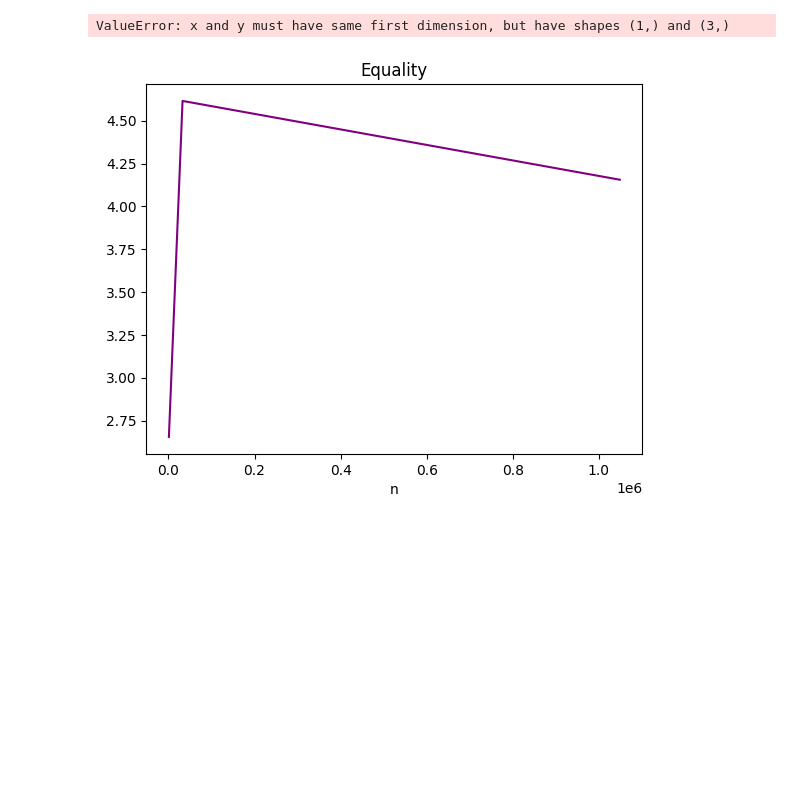
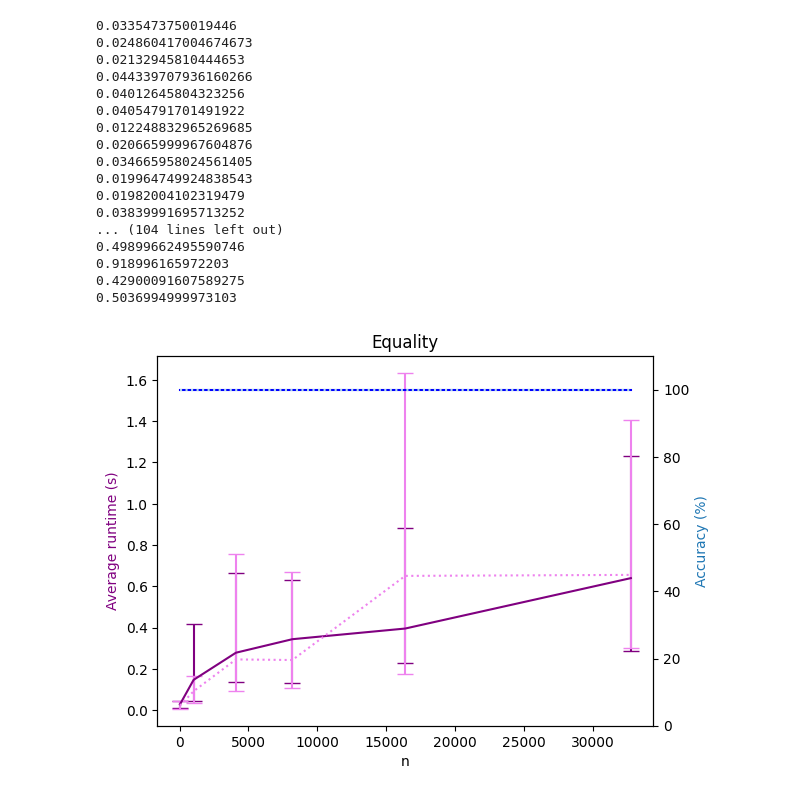
Before and after one commit to sophiering/StreamingInteractiveProofs, a Jupyter notebook: evaluation/equality_eval.ipynb, the cells around one changed output. Drawn from its saved outputs; the diff is of its cells as text; code cells hidden in the pictures; blank space fills up the shorter version.

```diff
--- a/evaluation/equality_eval.ipynb
+++ b/evaluation/equality_eval.ipynb
@@ -1,32 +1,53 @@
 # %%
 import matplotlib.pyplot as plt
 import math
+import numpy as np
+from equality_eval import eval_eq
 
-n = [int(math.pow(2,10)), int(math.pow(2,15)), int(math.pow(2,20))]
-accuracy_t = [100.0, 100.0, 100.0]
-runtimes_t = [2.654713249668324, 4.615817226889906, 4.155901259341691]
-accuracy_f = [100.0, 100.0, 100.0]
-runtimes_f = [3.36647811590875, 2.9827223427710123, 4.0056130139920345]
+n_vals =  [int(math.pow(2,5)), int(math.pow(2,10)), int(math.pow(2,12)), int(math.pow(2,13)), int(math.pow(2,14)), int(math.pow(2,15))]
+accuracy_t, runtimes_t, min_t, max_t, accuracy_f, runtimes_f, min_f, max_f = eval_eq("equality_eval.txt", n_vals)
 
 fig, ax1 = plt.subplots()
 ax1.set_title('Equality')
 ax1.set_xlabel('n')
 
-ax1.plot(n, runtimes_t, 'purple')
-ax1.plot(next, runtimes_f, 'purple')
+mean_t = np.array(runtimes_t)
+min_t = np.array(min_t)
+max_t = np.array(max_t)
+
+mean_f = np.array(runtimes_f)
+min_f = np.array(min_f)
+max_f = np.array(max_f)
+
+t_err = [mean_t - min_t, max_t - mean_t]
+f_err = [mean_f - min_f, max_f - mean_f]
+
+plt.errorbar(n_vals, runtimes_t, yerr = t_err, capsize=6, color='purple')
+plt.errorbar(n_vals, runtimes_f, yerr = f_err, capsize=6, color='violet', linestyle='dotted')
 ax1.set_ylabel('Average runtime (s)', color = 'purple')
 
 ax2 = ax1.twinx()
-ax2.plot(n, accuracy_t)
-ax2.plot(n, accuracy_f)
+ax2.plot(n_vals, accuracy_t, 'blue')
+ax2.plot(n_vals, accuracy_f, 'lightblue', linestyle='dotted')
 plt.ylim(0,110)
 ax2.set_ylabel('Accuracy (%)', color = 'tab:blue')
 plt.show()
-
-
-
-plt.plot(size, time)
-plt.show()
 # %% [output]
-ValueError: x and y must have same first dimension, but have shapes (1,) and (3,)
+0.0335473750019446
+0.024860417004674673
+0.02132945810444653
+0.044339707936160266
+0.04012645804323256
+0.04054791701491922
+0.012248832965269685
+0.020665999967604876
+0.034665958024561405
+0.019964749924838543
+0.01982004102319479
+0.03839991695713252
+... (104 lines left out)
+0.49899662495590746
+0.918996165972203
+0.42900091607589275
+0.5036994999973103
-[figure, old version]
+[figure, new version]
```
Also changed, not shown: parts of 1 cell of this notebook, 27 other files.
